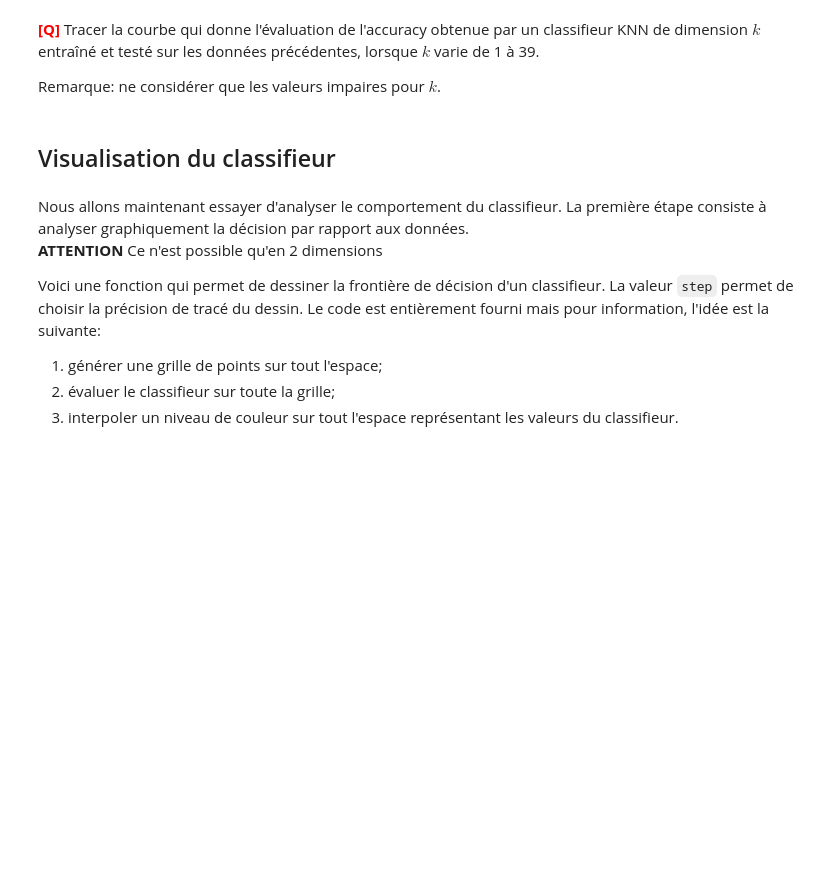
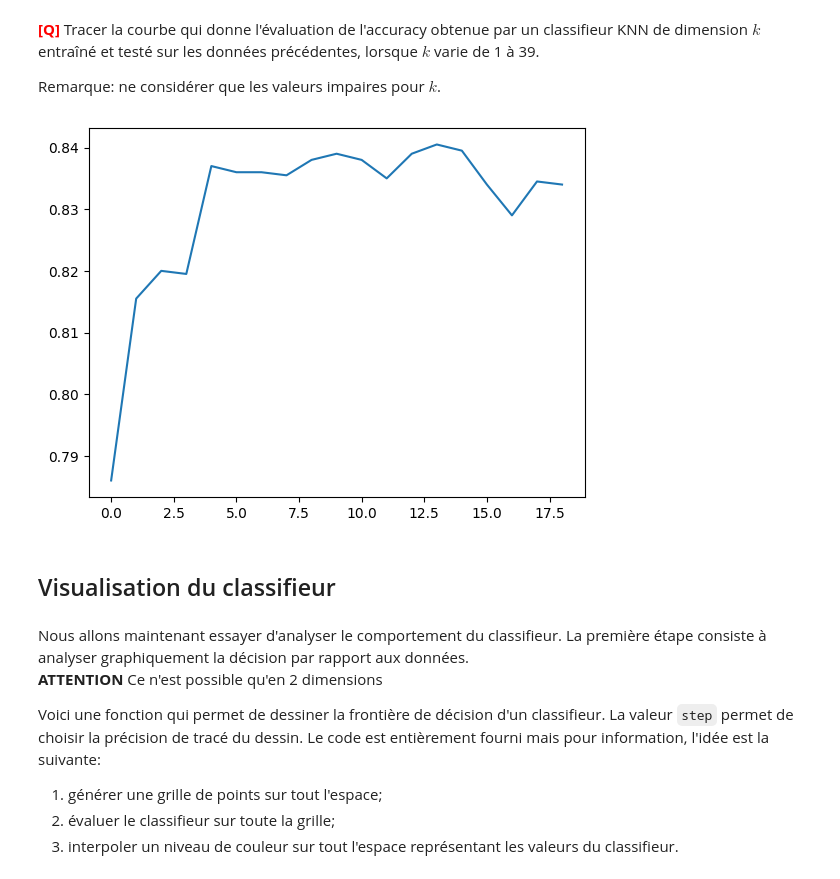
Before and after one commit to thibautmarcq/LU3IN026, a Jupyter notebook: tme02/tme-02.ipynb, the cells around one changed output. Drawn from its saved outputs; the diff is of its cells as text; code cells hidden in the pictures; blank space fills up the shorter version.

```diff
--- a/tme02/tme-02.ipynb
+++ b/tme02/tme-02.ipynb
@@ -607,14 +728,17 @@ Remarque: ne considérer que les valeurs impaires pour $k$.
 # %%
 # pour mémoriser les accuracies pour chaque k:
 L_accuracies = []
 
+for i in range(1, 39, 2):
+    knn = ClassifierKNN(2, i)
+    knn.train(train_gauss_desc, train_gauss_label)
+    L_accuracies.append(knn.accuracy(test_gauss_desc, test_gauss_label))
 
-######################
-### A COMPLETER
-######################
-
+plt.plot(L_accuracies)
 
 plt.show()
+# %% [output]
+[figure, added]
 # %% [markdown]
 ## Visualisation du classifieur
 # %% [markdown]
```
Also changed, not shown: parts of 31 cells of this notebook.
